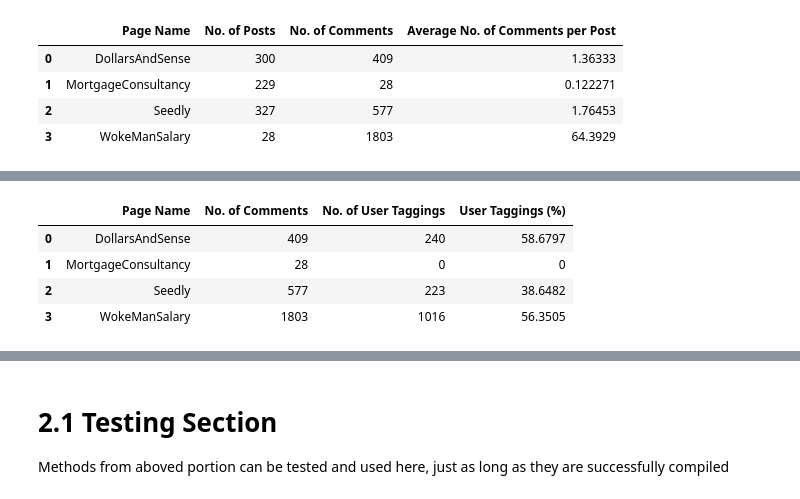
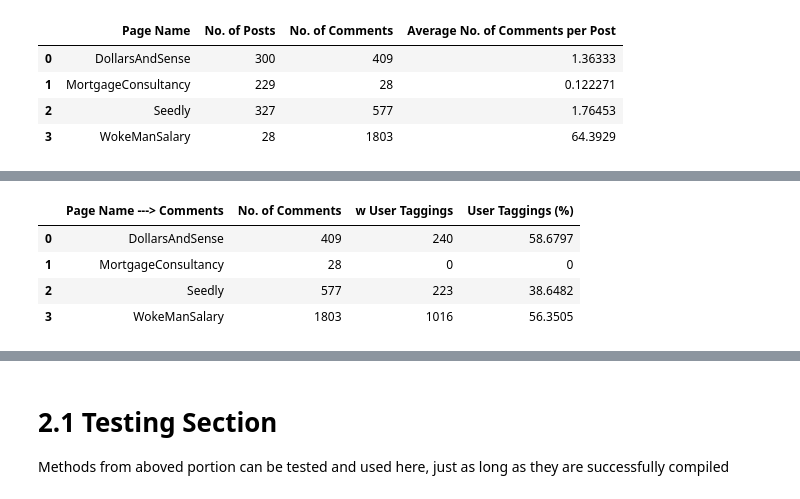
Before and after one commit to kqtqk88/IS434_PJ, a Jupyter notebook: FacebookScraper/Facebook_Analysis_Workbook.ipynb, the cells around one changed output, grey strips where cells are left out. Saved outputs shown, nothing was run; the diff lists cells and outputs as text; code cells hidden in the pictures.

```diff
--- a/FacebookScraper/Facebook_Analysis_Workbook.ipynb
+++ b/FacebookScraper/Facebook_Analysis_Workbook.ipynb
@@ -729,3 +760,26 @@ df.style
 | 1 | MortgageConsultancy | 229 | 28 | 0.122271 |
 | 2 | Seedly | 327 | 577 | 1.76453 |
 | 3 | WokeManSalary | 28 | 1803 | 64.3929 |
+# %%
+# Identify minimum, maximum (and median) and total number of comments per page (for all posts)
+comments_count_list = []
+
+for page in page_list:
+    comments_count = []
+    for post_id in collated_data[page]['posts'].keys():
+        try:
+            comments_count.append(len(collated_data[page]['comments'][post_id].values()))
+        except:
+            comments_count.append(0)
+    comments_count_list.append(comments_count)
+
+df = pd.DataFrame(
+    data = {
+        'Page Name --> Comments': page_list,
+        'Min': [min(comments_count) for comments_count in comments_count_list],
+        'Max': [max(comments_count) for comments_count in comments_count_list],
+        'Median': [median(comments_count) for comments_count in comments_count_list],
+        'Sum': [sum(comments_count) for comments_count in comments_count_list]
+    }
+)
+df.style
@@ -732,26 +792,26 @@ df.style
 # %%
 # Percentage of user taggings in comments
 user_taggings_count = []
 
 for page in page_list:
     user_taggings = 0
     for post, comments in collated_data[page]['comments'].items():
         for comment_id, comment_content in comments.items():
             if comment_content['Comment_User_Tagging'] != '':
                 user_taggings += 1
     user_taggings_count.append(user_taggings)
 
 df = pd.DataFrame(
     data = {
-        'Page Name': page_list,
+        'Page Name ---> Comments': page_list,
         'No. of Comments': comments_count,
-        'No. of User Taggings': user_taggings_count
+        'w User Taggings': user_taggings_count
     }
 )
-df['User Taggings (%)'] = df['No. of User Taggings'] / df['No. of Comments'] * 100
+df['User Taggings (%)'] = df['w User Taggings'] / df['No. of Comments'] * 100
 df.style
 # %% [output]
-|  | Page Name | No. of Comments | No. of User Taggings | User Taggings (%) |
+|  | Page Name ---> Comments | No. of Comments | w User Taggings | User Taggings (%) |
 | 0 | DollarsAndSense | 409 | 240 | 58.6797 |
 | 1 | MortgageConsultancy | 28 | 0 | 0 |
 | 2 | Seedly | 577 | 223 | 38.6482 |
```
Also changed, not shown: parts of 7 cells of this notebook.
